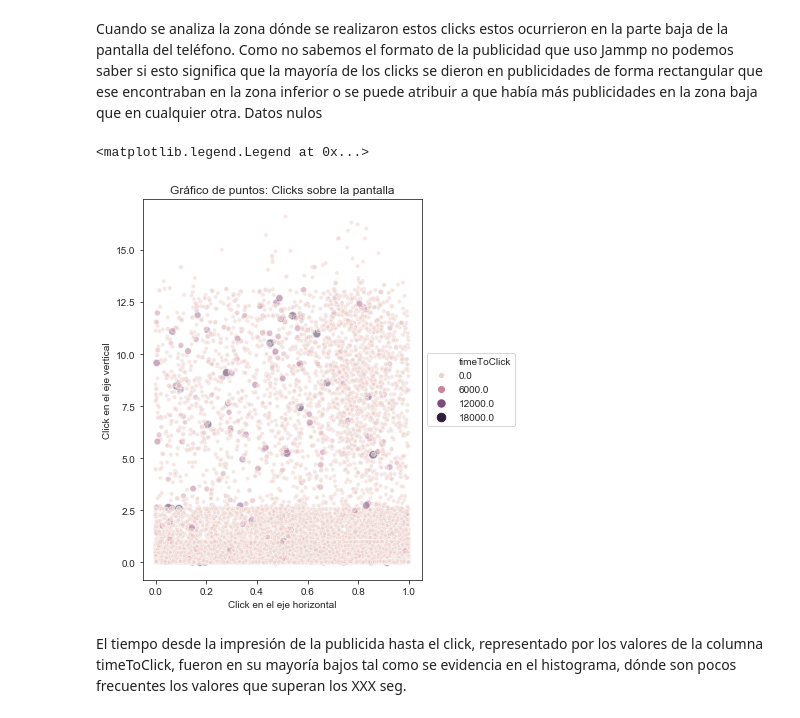
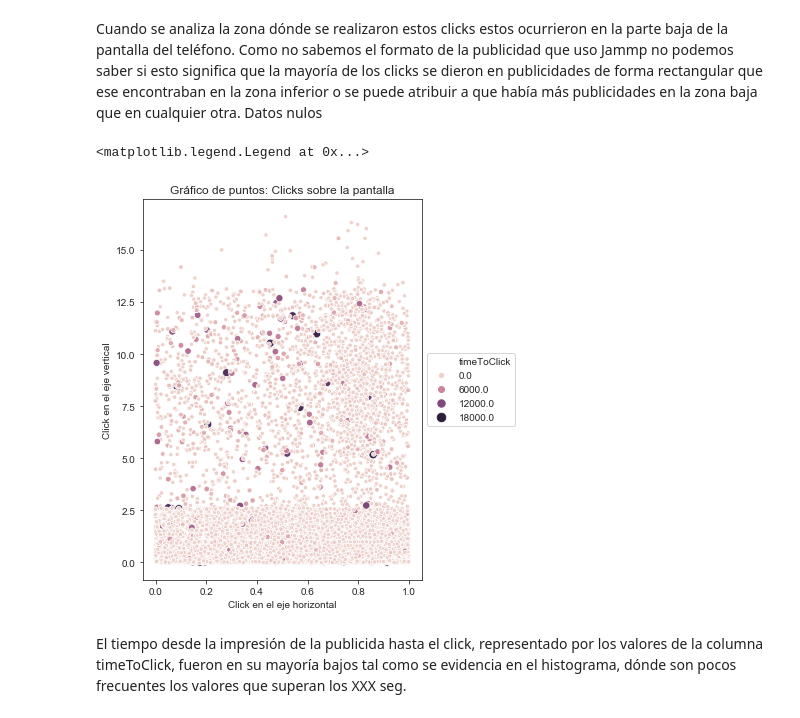
Before and after one commit to flor14/Organizacion_de_datos_2019, a Jupyter notebook: Tp1_datos.ipynb, the cells around one changed output. Cells and saved outputs as stored; diff of their text form; code cells hidden in the pictures.

```diff
--- a/Tp1_datos.ipynb
+++ b/Tp1_datos.ipynb
@@ -172,39 +164,35 @@ Cuando se analiza la zona dónde se realizaron estos clicks estos ocurrieron en
 
 import numpy as np
 import matplotlib.pyplot as plt
 import seaborn as sns
 
 # estilo
 sns.set_style("ticks")
 
 # cambio el tamaño del gráfico
 plt.gcf().set_size_inches(5, 7)
 
 # Paleta de color
-seq_col_brew = sns.color_palette("Blues_r", 4)
-sns.set_palette(seq_col_brew)
 
 sns.scatterplot(x = "touchX",
                 y = "touchY",
                 size = "timeToClick",
                 hue = "timeToClick",
-                alpha = .5,
+                alpha = 1,
                 data = clicks)
-
-sns.color_palette(sns.set_palette("Paired"))
 
 # titulo
 plt.title('Gráfico de puntos: Clicks sobre la pantalla')
 
 # titulos del eje
 plt.xlabel('Click en el eje horizontal')
 plt.ylabel('Click en el eje vertical')
 
 # saco leyenda de dentro del gráfico
 plt.legend(loc='center left', bbox_to_anchor=(1, 0.5))
 # %% [output]
 <matplotlib.legend.Legend at 0x...>
-[figure, old version]
+[figure, new version]
 # %% [markdown]
 El tiempo desde la impresión de la publicida hasta el click, representado por los valores de la columna timeToClick, fueron en su mayoría bajos tal como se evidencia en el histograma, dónde son pocos frecuentes los valores que superan los XXX seg.
 # %%
```
Also changed, not shown: parts of 16 cells of this notebook.
